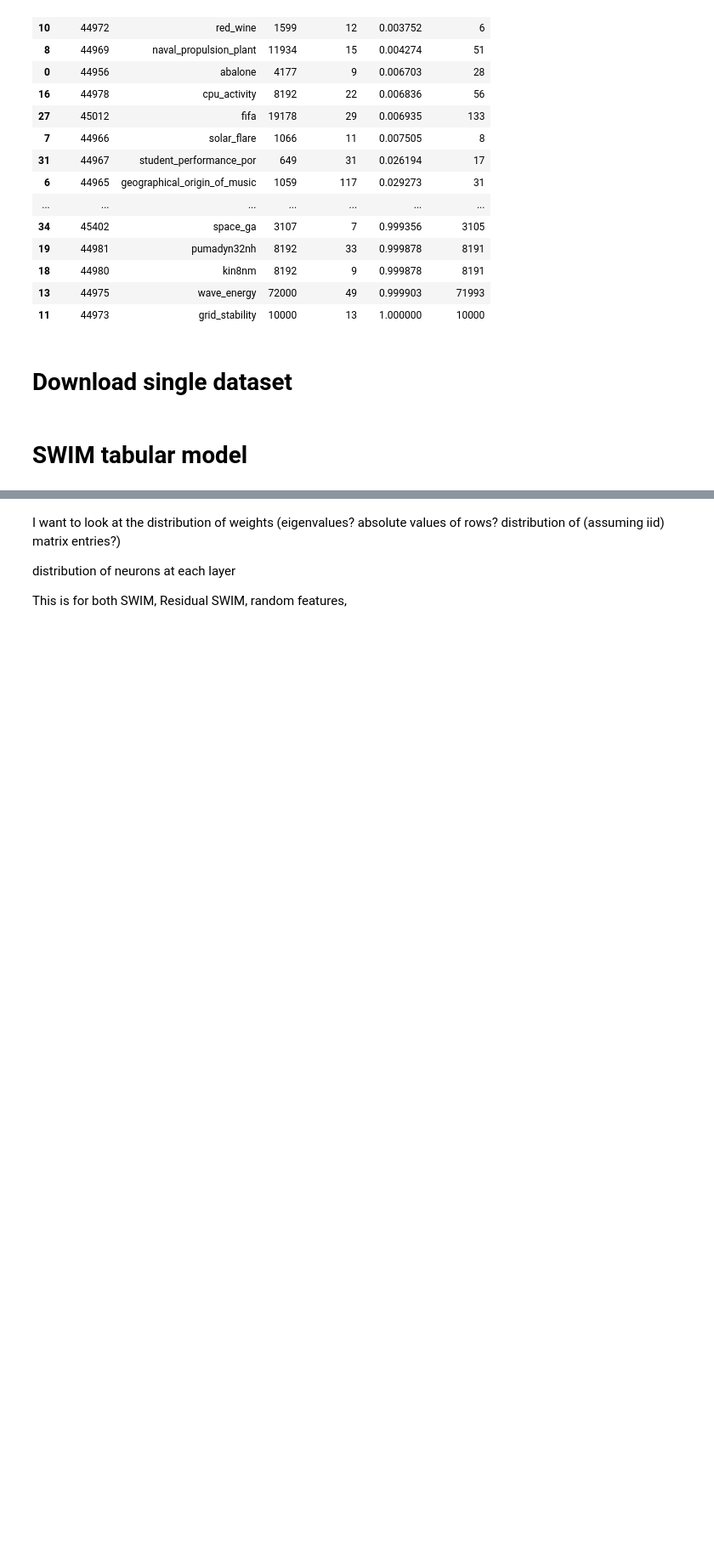
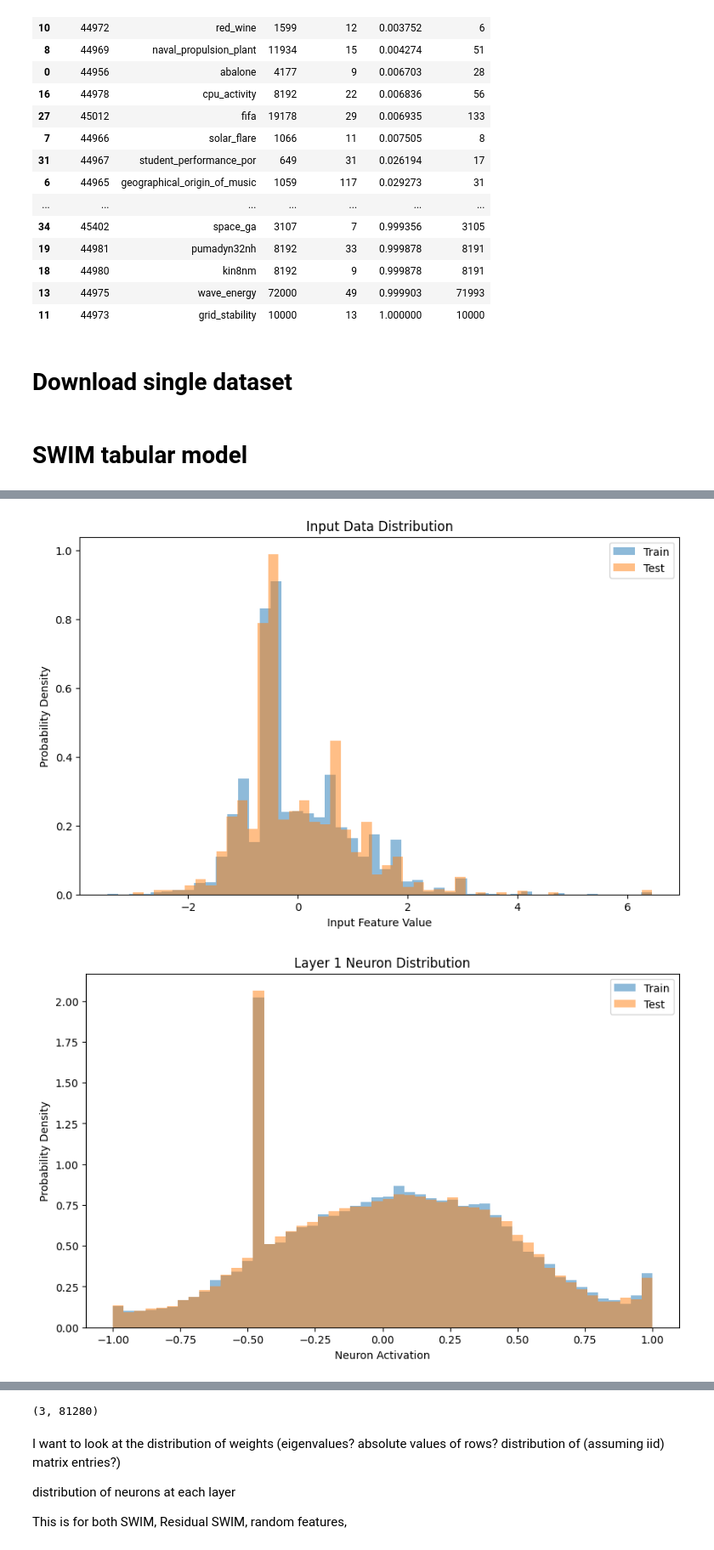
Before and after one commit to nikitazozoulenko/Zephyrox, a Jupyter notebook: jax_based/SWIM/openmlReg.ipynb, the cells around one changed output, grey strips where cells are left out. Shown at 85% size. Cells and saved outputs as stored; diff of their text form; code cells hidden in the pictures; blank space fills up the shorter version.

```diff
--- a/jax_based/SWIM/openmlReg.ipynb
+++ b/jax_based/SWIM/openmlReg.ipynb
@@ -24,13 +24,7 @@ from aeon.datasets import load_regression, load_classification
 from sklearn.linear_model import RidgeCV
 from sklearn.model_selection import train_test_split
 
-from features.sig import SigTransform, LogSigTransform
-from features.base import TimeseriesFeatureTransformer, TabularTimeseriesFeatures, RandomGuesser, RandomProjectionFeatures
-from features.sig_neural import RandomizedSignature, TimeInhomogenousRandomizedSignature
-from features.SWIM_controlled_resnet import SampledControlledResNet
-from features.efficient_SCRN import memory_efficient_SCRN
-from features.rocket_wrappers import RocketWrapper
 from utils.utils import print_name, print_shape
 
-jax.config.update('jax_platform_name', 'gpu') # Used to set the platform (cpu, gpu, etc.)
+jax.config.update('jax_platform_name', 'cpu') # Used to set the platform (cpu, gpu, etc.)
 np.set_printoptions(precision=3, threshold=5) # Print options
@@ -51,7 +43,7 @@ for i, dataset_id in enumerate(dataset_ids):
         target=dataset.default_target_attribute
     )
     X = np.array(X)
-    y = np.array(y)
+    y = np.array(y)[..., None]
 
     # Extract the required metadata
     metadata = {
@@ -118,7 +110,7 @@ def load_openml_dataset(dataset_id,
     dataset = openml.datasets.get_dataset(dataset_id)
     X, y, categorical_indicator, attribute_names = dataset.get_data(target=dataset.default_target_attribute)
     X = np.array(X)
-    y = np.array(y)
+    y = np.array(y)[..., None]
     X_train, X_test, y_train, y_test = train_test_split(X, y, train_size=train_test_size, random_state=split_seed)
 
     #normalize
@@ -128,8 +120,8 @@ def load_openml_dataset(dataset_id,
         y_train, y_test = normalize_mean_std_traindata(y_train, y_test)
 
     return (jnp.array(X_train.astype(np.float32)),
+            jnp.array(X_test.astype(np.float32)),
             jnp.array(y_train.astype(np.float32)),
-            jnp.array(X_test.astype(np.float32)),
             jnp.array(y_test.astype(np.float32)))
 
 dataset_id = 44971  # Replace with the dataset ID you want
@@ -414,0 +365,60 @@ def neuron_distribution_for_each_layer(
+# %%
+def neuron_distribution_for_each_layer(
+        dataset_id: int,
+        hidden_size: int,
+        n_layers: int,
+        ) -> Tuple[Array, Array]:
+    """Looks at the distribution of neurons for each layer of a neural network model
+    (used to compare SWIM, residual sampling, and random feature networks).
+    """
+    X_train, X_test, y_train, y_test = load_openml_dataset(dataset_id)
+
+    # Initialize the arrays to store the neuron distribution
+    train_layers= []
+    test_layers = []
+
+    model = SWIM_MLP(
+        jax.random.PRNGKey(0),
+        hidden_size,
+        n_layers,
+        add_residual=True,
+        sampling_method="gradient-weighted",
+        activation = jnp.tanh,
+        residual_scaling_factor=1.0,
+
+        )
+
+    model.fit(X_train, y_train)
+
+    feat_test  = model.transform(X_train, only_last=False).reshape(n_layers, -1)
+    feat_train = model.transform(X_test, only_last=False).reshape(n_layers, -1)
+
+    print(X_train.shape, X_test.shape)
+    print(y_train.shape, y_test.shape)
+    print(feat_test)
+
+    #features are shape (n_layers, n_samples, n_features)
+    import matplotlib.pyplot as plt
+    plt.figure(figsize=(10, 6))
+    plt.hist(X_train.flatten(), bins=50, alpha=0.5, label='Train', density=True)
+    plt.hist(X_test.flatten(), bins=50, alpha=0.5, label='Test', density=True)
+    plt.title('Input Data Distribution')
+    plt.xlabel('Input Feature Value')
+    plt.ylabel('Probability Density')
+    plt.legend()
+    plt.show()
+
+    for layer in range(n_layers):
+        plt.figure(figsize=(10, 6))
+        plt.hist(feat_train[layer], bins=50, alpha=0.5, label='Train', density=True)
+        plt.hist(feat_test[layer], bins=50, alpha=0.5, label='Test', density=True)
+        plt.title(f'Layer {layer + 1} Neuron Distribution')
+        plt.xlabel('Neuron Activation')
+        plt.ylabel('Probability Density')
+        plt.legend()
+        plt.show()
+
+    print(feat_test.shape)
+
+neuron_distribution_for_each_layer(dataset_id=44970, hidden_size=128, n_layers=3)
+# %% [output]
@@ -414,0 +442,2 @@ def neuron_distribution_for_each_layer(
+[figure, added]
+[figure, added]
@@ -415,3 +446,4 @@ def neuron_distribution_for_each_layer(
+(3, 81280)
 # %% [markdown]
 I want to look at the distribution of weights (eigenvalues? absolute values of rows? distribution of (assuming iid) matrix entries?)
 
```
Also changed, not shown: parts of 4 cells of this notebook, 2 other files.
